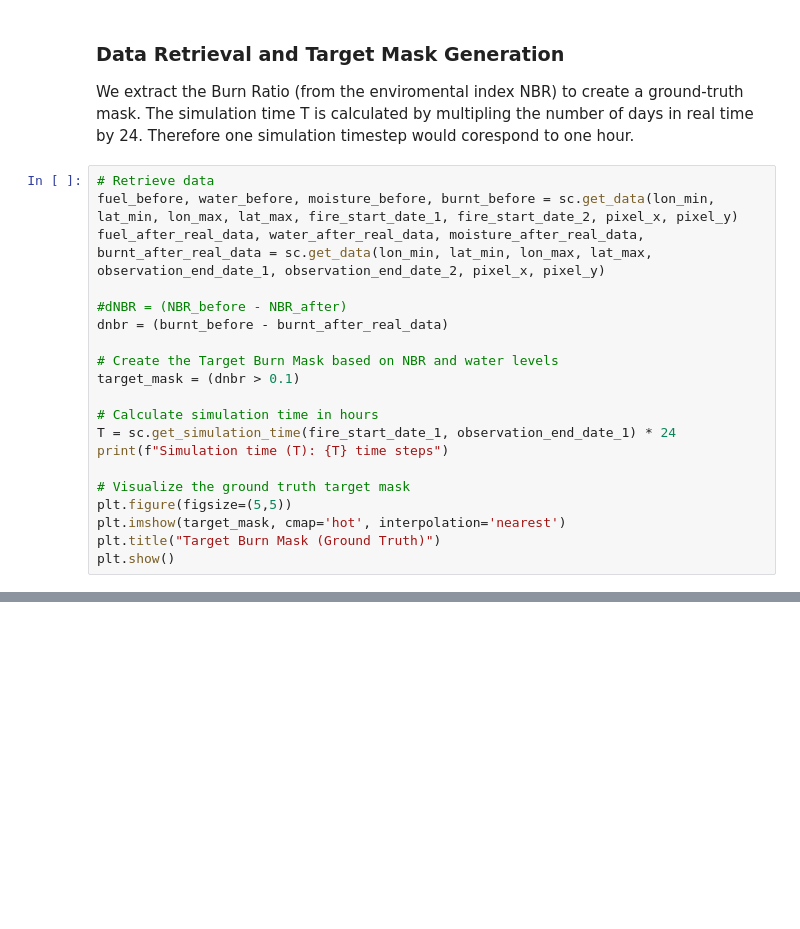
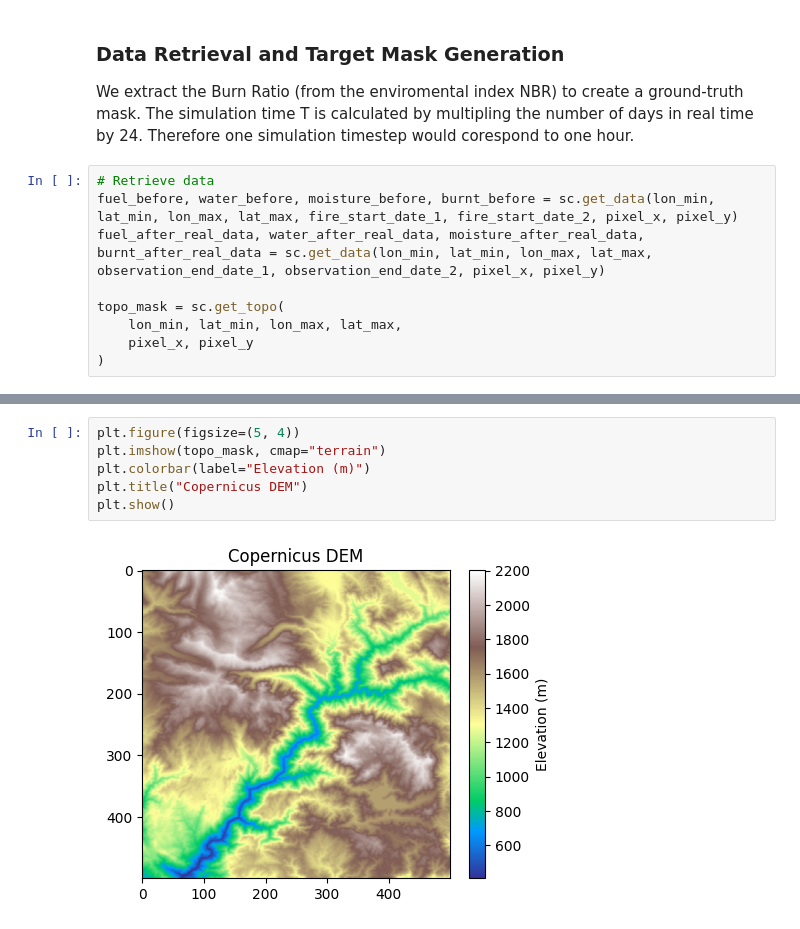
Before and after one commit to claraelisabeth/Adv_Modelling_and_Simulation, a Jupyter notebook: notebooks/fire_spreading_model_dixie_fire.ipynb, the cells around one changed output, grey strips where cells are left out. Drawn from its saved outputs; the diff is of its cells as text; blank space fills up the shorter version.

```diff
--- a/notebooks/fire_spreading_model_dixie_fire.ipynb
+++ b/notebooks/fire_spreading_model_dixie_fire.ipynb
@@ -53,18 +53,7 @@ We extract the Burn Ratio (from the enviromental index NBR) to create a ground-t
 fuel_before, water_before, moisture_before, burnt_before = sc.get_data(lon_min, lat_min, lon_max, lat_max, fire_start_date_1, fire_start_date_2, pixel_x, pixel_y)
 fuel_after_real_data, water_after_real_data, moisture_after_real_data, burnt_after_real_data = sc.get_data(lon_min, lat_min, lon_max, lat_max, observation_end_date_1, observation_end_date_2, pixel_x, pixel_y)
 
-#dNBR = (NBR_before - NBR_after)
-dnbr = (burnt_before - burnt_after_real_data)
-
-# Create the Target Burn Mask based on NBR and water levels
-target_mask = (dnbr > 0.1)
-
-# Calculate simulation time in hours
-T = sc.get_simulation_time(fire_start_date_1, observation_end_date_1) * 24
-print(f"Simulation time (T): {T} time steps")
-
-# Visualize the ground truth target mask
-plt.figure(figsize=(5,5))
-plt.imshow(target_mask, cmap='hot', interpolation='nearest')
-plt.title("Target Burn Mask (Ground Truth)")
-plt.show()
+topo_mask = sc.get_topo(
+    lon_min, lat_min, lon_max, lat_max,
+    pixel_x, pixel_y
+)
@@ -110,0 +60,8 @@ AttributeError: 'FireSpreadingAdvanced' object has no attribute 'visualize_burn_
+# %%
+plt.figure(figsize=(5, 4))
+plt.imshow(topo_mask, cmap="terrain")
+plt.colorbar(label="Elevation (m)")
+plt.title("Copernicus DEM")
+plt.show()
+# %% [output]
+[figure, added]
```
Also changed, not shown: parts of 5 cells of this notebook, 5 other files.
